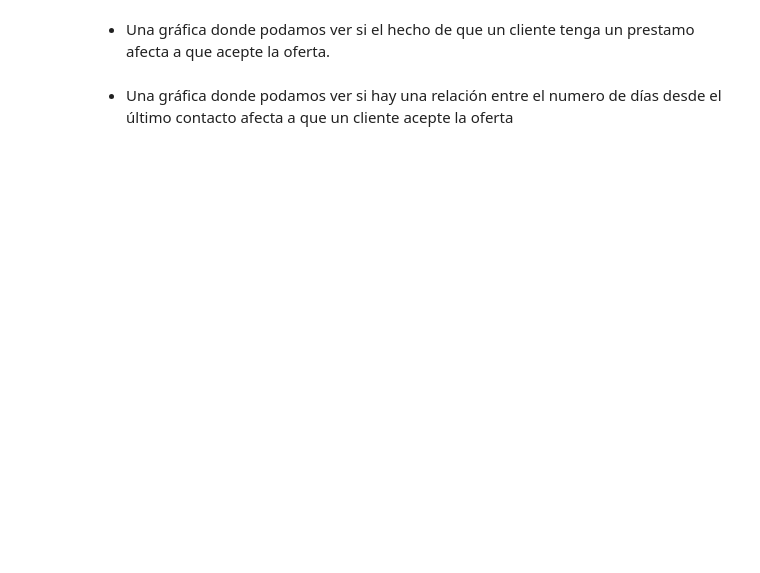
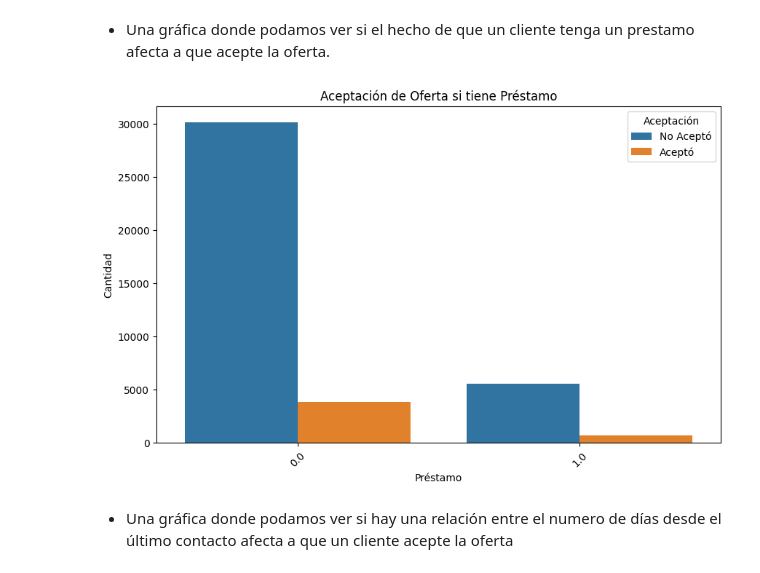
Before and after one commit to anane3373/promoE_modulo2_sprint2_pairprogramming_AnaGuardiayAndreaCabrera, a Jupyter notebook: limpieza_pair/limpieza1_16_8.ipynb, the cells around one changed output. Cells and saved outputs as stored; diff of their text form; code cells hidden in the pictures; blank space fills up the shorter version.

```diff
--- a/limpieza_pair/limpieza1_16_8.ipynb
+++ b/limpieza_pair/limpieza1_16_8.ipynb
@@ -285,3 +302,14 @@ TypeError: 'value' must be an instance of str or bytes, not a float
+# %%
+plt.figure(figsize=(10, 6))
+sns.countplot(x='loan', hue='y', data=df)
+plt.title('Aceptación de Oferta si tiene Préstamo')
+plt.xlabel('Préstamo')
+plt.ylabel('Cantidad')
+plt.xticks(rotation=45)
+plt.legend(title='Aceptación', labels=['No Aceptó', 'Aceptó'])
+plt.show()
+# %% [output]
+[figure, added]
 # %% [markdown]
 - Una gráfica donde podamos ver si hay una relación entre el numero de días desde el último contacto afecta a que un cliente acepte la oferta
 # %%
```
Also changed, not shown: parts of 9 cells of this notebook, 2 other files.
